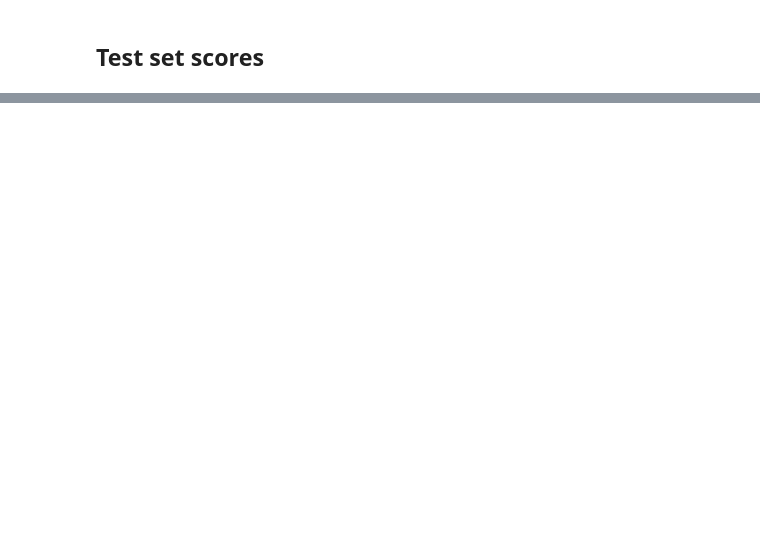
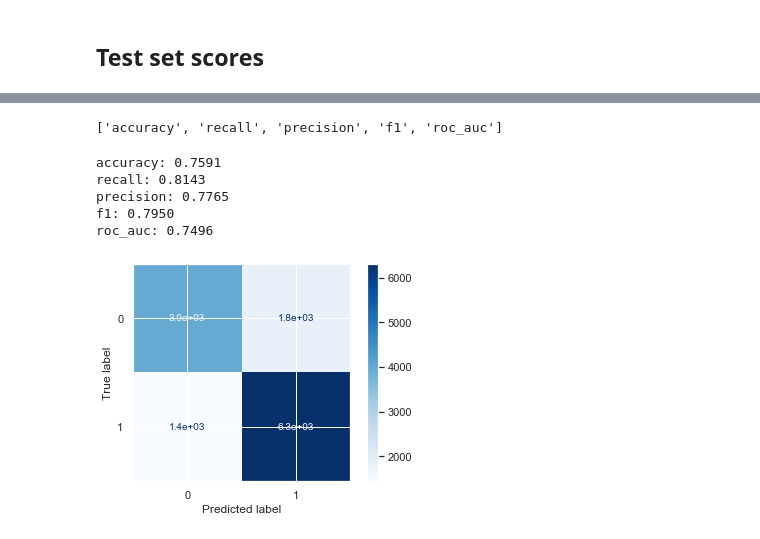
Before and after one commit to ArmandSyah/csi4106-repo, a Jupyter notebook: Notebooks/LightGBM.ipynb, the cells around one changed output, grey strips where cells are left out. Cells and saved outputs as stored; diff of their text form; code cells hidden in the pictures; blank space fills up the shorter version.

Commit message:
Finished training on entire set and getting test results

```diff
--- a/Notebooks/LightGBM.ipynb
+++ b/Notebooks/LightGBM.ipynb
@@ -389,0 +400,6 @@ g = g.set(ylabel='Metric', xlabel='Validation score', title='Comparison of param
+# %%
+# Create new model using random search params
+clf_lgb_final = lgb.LGBMClassifier(**lgb_random_search.best_params_)
+
+# Train on entire training set
+clf_lgb_final.fit(X_train, y_train['sentiment'])
@@ -389,0 +414,28 @@ g = g.set(ylabel='Metric', xlabel='Validation score', title='Comparison of param
+# %%
+metrics
+# %% [output]
+['accuracy', 'recall', 'precision', 'f1', 'roc_auc']
+# %%
+# Get predictions
+predictions = clf_lgb_final.predict(X_test)
+
+# Calculate metrics
+scores = {}
+scores['accuracy'] = accuracy_score(y_test['sentiment'], predictions)
+scores['recall'] = recall_score(y_test['sentiment'], predictions)
+scores['precision'] = precision_score(y_test['sentiment'], predictions)
+scores['f1'] = f1_score(y_test['sentiment'], predictions)
+scores['roc_auc'] = roc_auc_score(y_test['sentiment'], predictions)
+
+for metric in metrics:
+    print('{}: {:.4f}'.format(metric, scores[metric]))
+
+# Show confusion matrix
+g = plot_confusion_matrix(clf_lgb_final, X_test, y_test['sentiment'], display_labels=[0, 1], cmap=plt.cm.Blues)
+# %% [output]
+accuracy: 0.7591
+recall: 0.8143
+precision: 0.7765
+f1: 0.7950
+roc_auc: 0.7496
+[figure, added]
```
Also changed, not shown: parts of 10 cells of this notebook.
